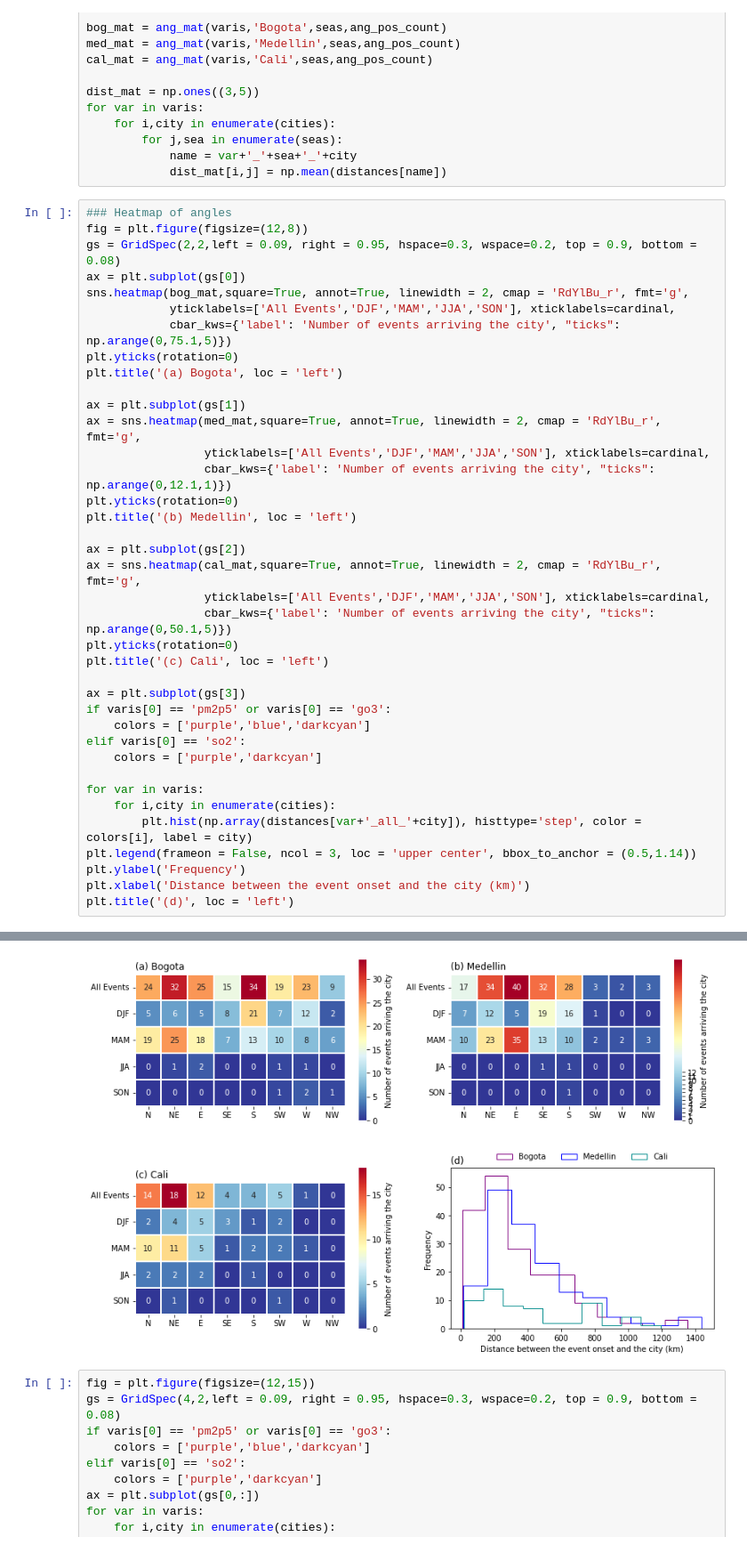
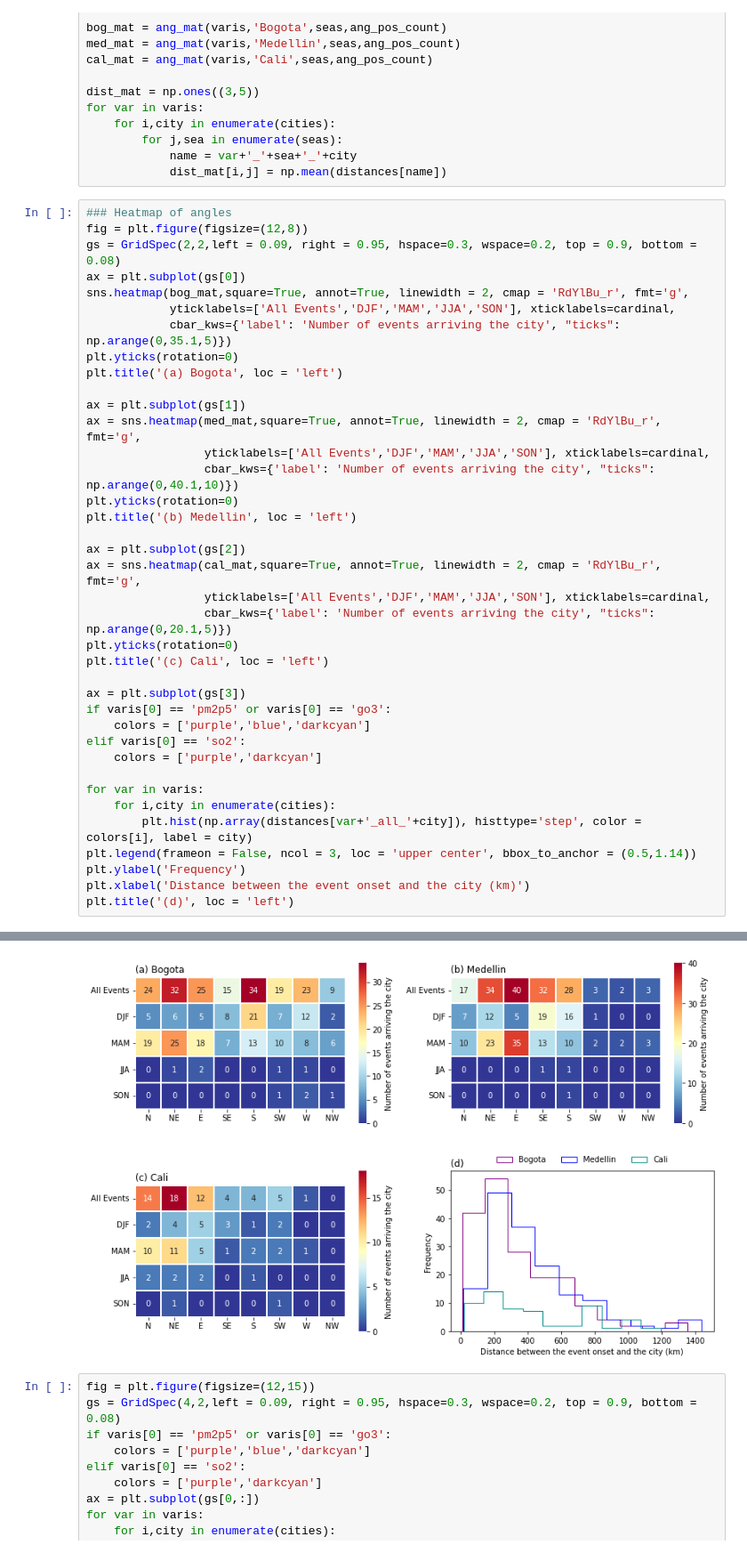
Before and after one commit to Casicus94/Lagrangian_air_quality, a Jupyter notebook: Lagragian_Air_quality.ipynb, the cells around one changed output, grey strips where cells are left out. Shown at 89% size. Drawn from its saved outputs; the diff is of its cells as text.

```diff
--- a/Lagragian_Air_quality.ipynb
+++ b/Lagragian_Air_quality.ipynb
@@ -347,40 +347,40 @@ gs = GridSpec(2,2,left = 0.09, right = 0.95, hspace=0.3, wspace=0.2, top = 0.9,
 ax = plt.subplot(gs[0])
 sns.heatmap(bog_mat,square=True, annot=True, linewidth = 2, cmap = 'RdYlBu_r', fmt='g',
             yticklabels=['All Events','DJF','MAM','JJA','SON'], xticklabels=cardinal,
-            cbar_kws={'label': 'Number of events arriving the city', "ticks": np.arange(0,75.1,5)})
+            cbar_kws={'label': 'Number of events arriving the city', "ticks": np.arange(0,35.1,5)})
 plt.yticks(rotation=0)
 plt.title('(a) Bogota', loc = 'left')
 
 ax = plt.subplot(gs[1])
 ax = sns.heatmap(med_mat,square=True, annot=True, linewidth = 2, cmap = 'RdYlBu_r', fmt='g',
                  yticklabels=['All Events','DJF','MAM','JJA','SON'], xticklabels=cardinal,
-                 cbar_kws={'label': 'Number of events arriving the city', "ticks": np.arange(0,12.1,1)})
+                 cbar_kws={'label': 'Number of events arriving the city', "ticks": np.arange(0,40.1,10)})
 plt.yticks(rotation=0)
 plt.title('(b) Medellin', loc = 'left')
 
 ax = plt.subplot(gs[2])
 ax = sns.heatmap(cal_mat,square=True, annot=True, linewidth = 2, cmap = 'RdYlBu_r', fmt='g',
                  yticklabels=['All Events','DJF','MAM','JJA','SON'], xticklabels=cardinal,
-                 cbar_kws={'label': 'Number of events arriving the city', "ticks": np.arange(0,50.1,5)})
+                 cbar_kws={'label': 'Number of events arriving the city', "ticks": np.arange(0,20.1,5)})
 plt.yticks(rotation=0)
 plt.title('(c) Cali', loc = 'left')
 
 ax = plt.subplot(gs[3])
 if varis[0] == 'pm2p5' or varis[0] == 'go3':
     colors = ['purple','blue','darkcyan']
 elif varis[0] == 'so2':
     colors = ['purple','darkcyan']
 
 for var in varis:
     for i,city in enumerate(cities):
         plt.hist(np.array(distances[var+'_all_'+city]), histtype='step', color = colors[i], label = city)
 plt.legend(frameon = False, ncol = 3, loc = 'upper center', bbox_to_anchor = (0.5,1.14))
 plt.ylabel('Frequency')
 plt.xlabel('Distance between the event onset and the city (km)')
 plt.title('(d)', loc = 'left')
 # %% [output]
 Text(0.0, 1.0, '(d)')
-[figure, old version]
+[figure, new version]
 # %%
 fig = plt.figure(figsize=(12,15))
 gs = GridSpec(4,2,left = 0.09, right = 0.95, hspace=0.3, wspace=0.2, top = 0.9, bottom = 0.08)
```
